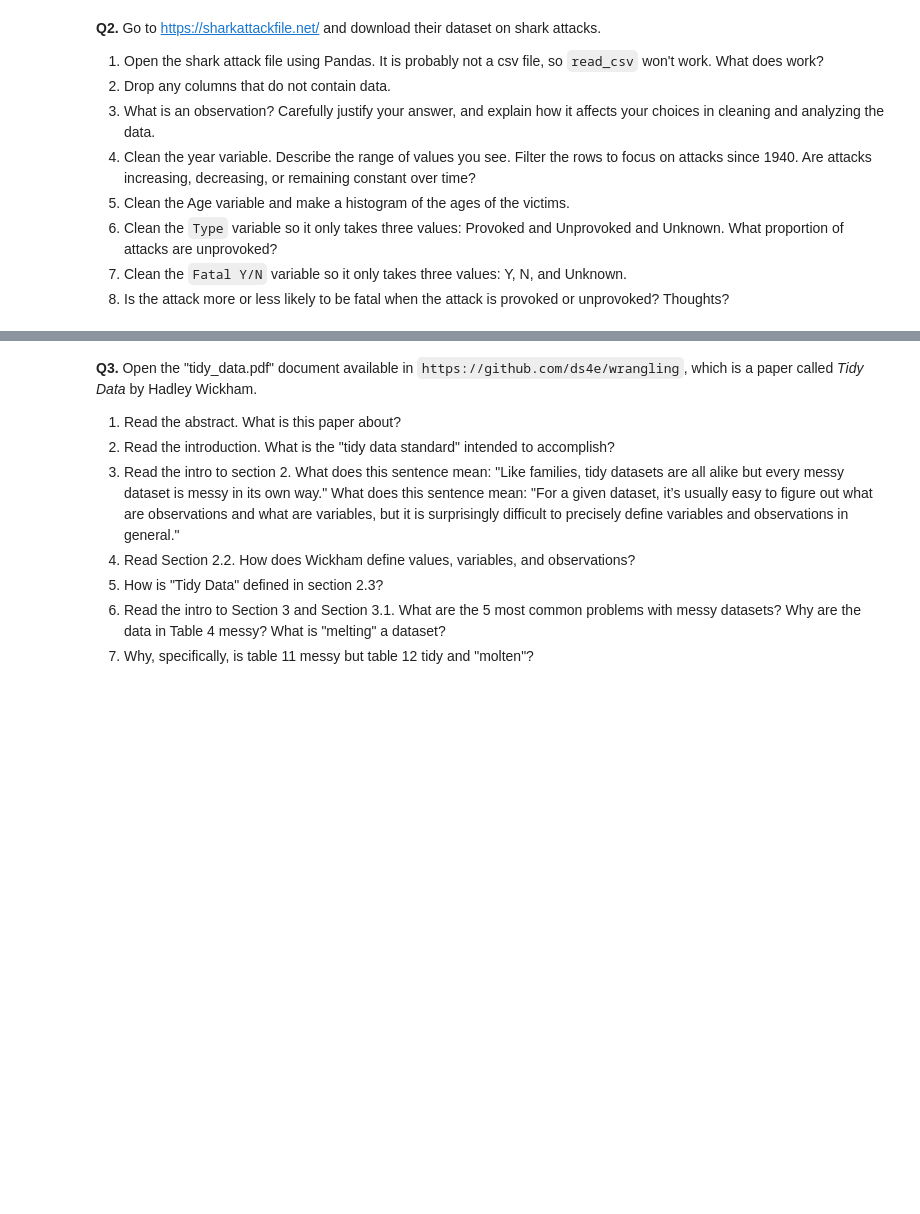
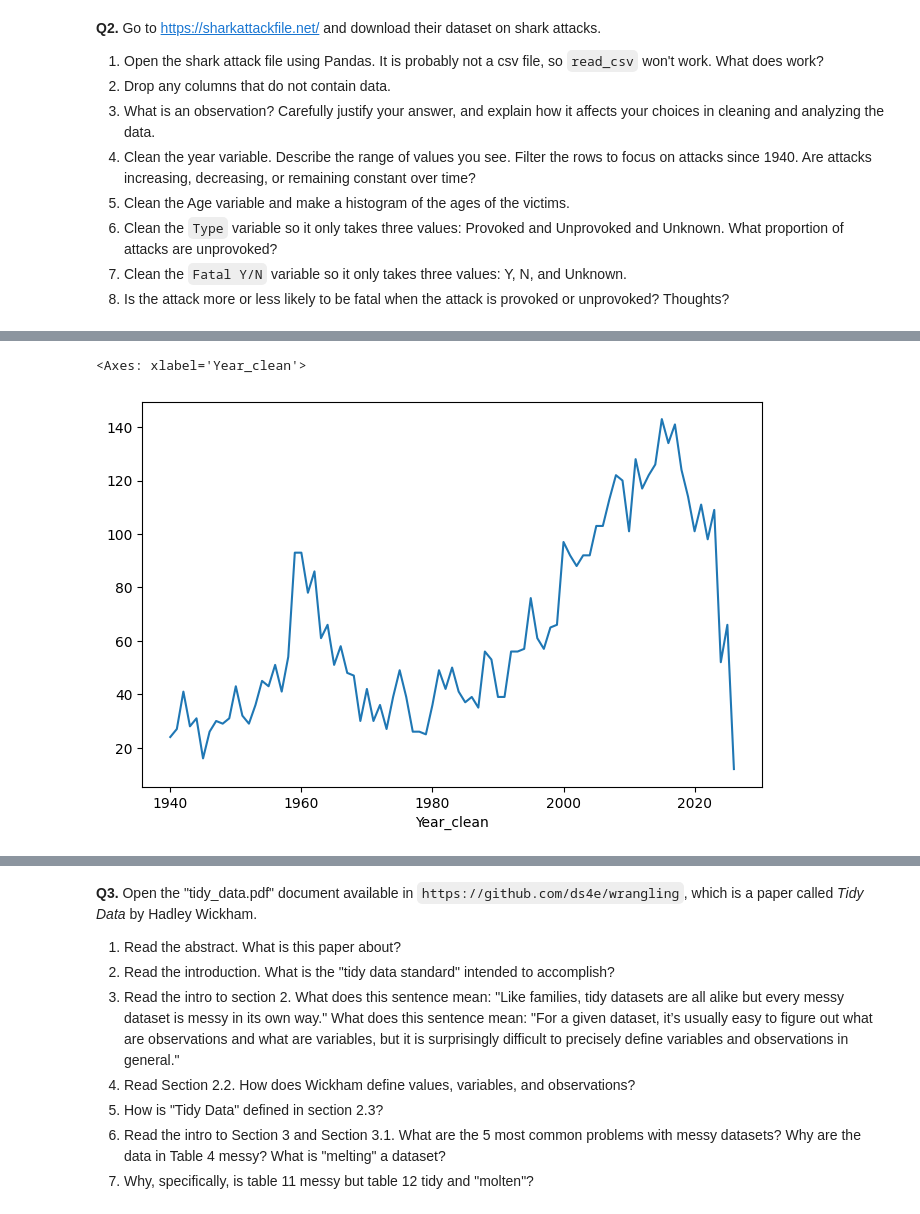
Before and after one commit to Elizabethav03/My_undergrad_ml_assignments, a Jupyter notebook: 01_assignment_wrangling_and_eda.ipynb, the cells around one changed output, grey strips where cells are left out. Cells and saved outputs as stored; diff of their text form; code cells hidden in the pictures; blank space fills up the shorter version.

```diff
--- a/01_assignment_wrangling_and_eda.ipynb
+++ b/01_assignment_wrangling_and_eda.ipynb
@@ -60,3 +129,13 @@ df = pd.read_csv('data/airbnb_NYC.csv', encoding='latin1')
 6. Clean the `Type` variable so it only takes three values: Provoked and Unprovoked and Unknown. What proportion of attacks are unprovoked?
 7. Clean the `Fatal Y/N` variable so it only takes three values: Y, N, and Unknown.
 8. Is the attack more or less likely to be fatal when the attack is provoked or unprovoked? Thoughts?
+# %%
+#1 Opening sharks file
+sharks = pd.read_excel("/content/GSAF5.xls")
+# %%
+#2 Dropping data
+sharks = sharks.dropna(axis=1, how="all")
+# %%
+#3 What is an observation? Carefully justify your answer, and explain how it affects your choices in cleaning and analyzing the data.
+sharks["Year"].unique()
+sharks["Year_clean"] = pd.to_numeric(sharks["Year"], errors="coerce")
@@ -62,0 +156,8 @@ df = pd.read_csv('data/airbnb_NYC.csv', encoding='latin1')
+# %%
+#4
+sharks_1940 = sharks[sharks["Year_clean"] >= 1940]
+attacks_per_year = sharks_1940.groupby("Year_clean").size()
+attacks_per_year.plot(kind="line", figsize=(8, 5))
+# %% [output]
+<Axes: xlabel='Year_clean'>
+[figure, added]
```
Also changed, not shown: parts of 14 cells of this notebook.
